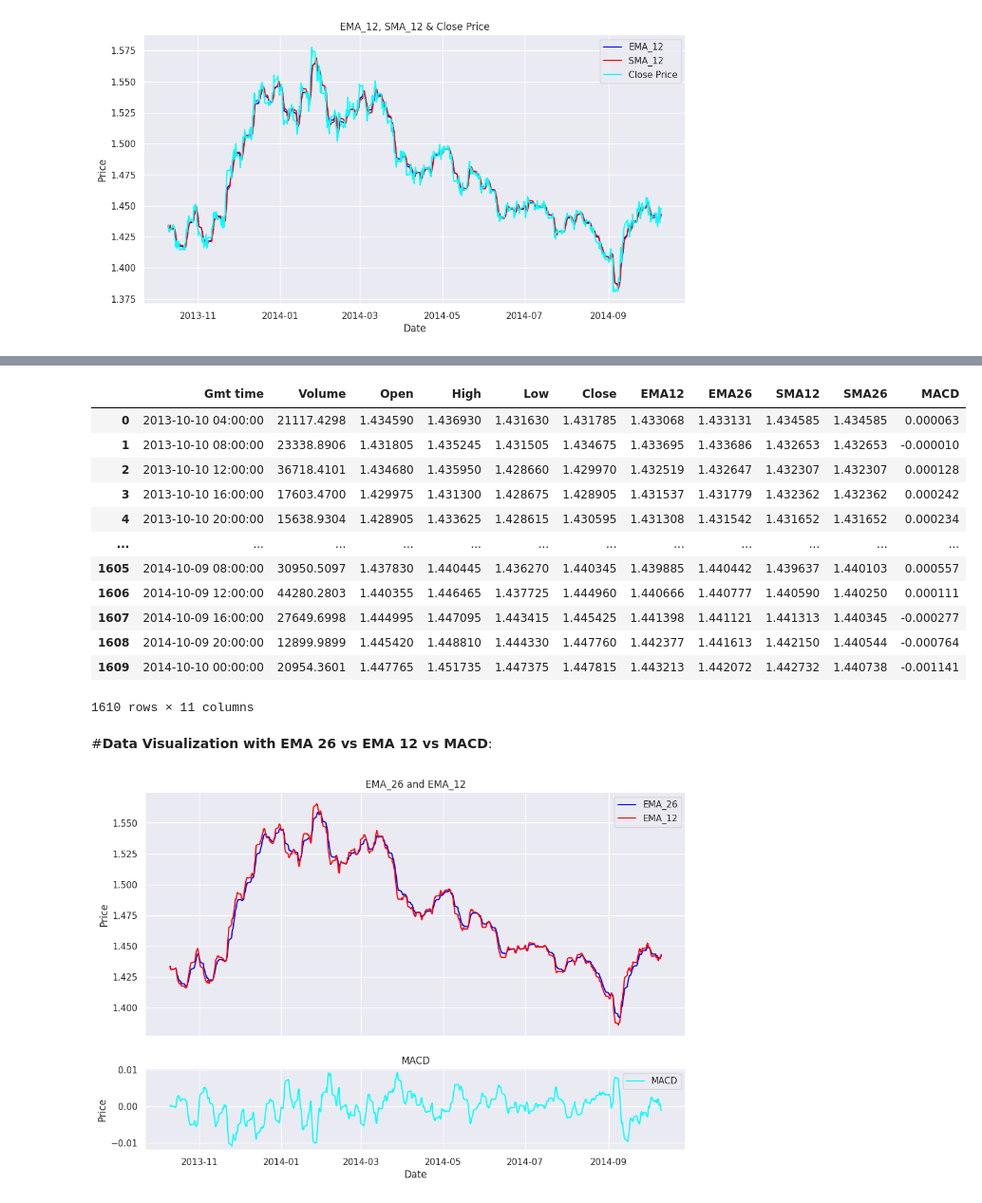
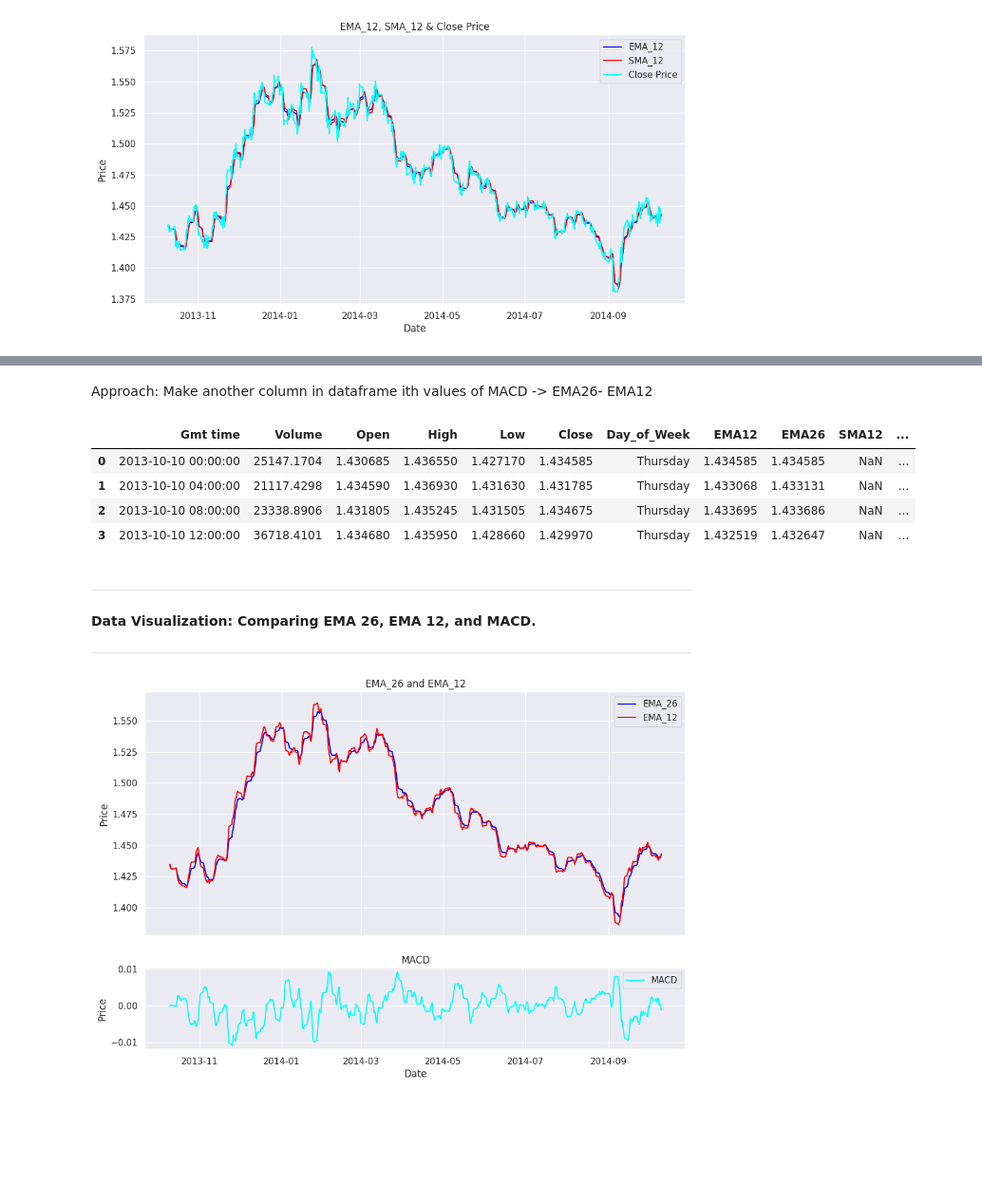
Before and after one commit to r7humagai/DataScienceBootCamp, a Jupyter notebook: Projects/Panda_Project2_StockData.ipynb, the cells around one changed output, grey strips where cells are left out. Shown at 95% size. Cells and saved outputs as stored; diff of their text form; code cells hidden in the pictures; blank space fills up the shorter version.

```diff
--- a/Projects/Panda_Project2_StockData.ipynb
+++ b/Projects/Panda_Project2_StockData.ipynb
@@ -72,0 +121,23 @@ df_final['Gmt time'] = pd.to_datetime(df_final['Gmt time'], format ='%d.%m.%Y %H
+# %%
+import pandas as pd
+
+start_year = 2012     # Since the dataframe contains the data from 2012 to 2020
+end_year = 2020
+
+holidays_without_years = {
+    "New Year's Day": '-01-01',
+    "Memorial Day": '-05-29',
+    "Independence Day": '-07-04',
+    "Labor Day": '-09-04',
+    "Christmas Day": '-12-25'
+}
+
+federal_holidays = []
+
+# Loop through the range of years and add holidays for each year
+for year in range(start_year, end_year + 1):
+    for holiday, date_format in holidays_without_years.items():
+        holiday_date = f'{year}{date_format}'
+        federal_holidays.append(pd.to_datetime(holiday_date))   # list will contain all dates that were federal holidays
+
+print(type(federal_holidays[0]))
@@ -72,0 +148,2 @@ df_final['Gmt time'] = pd.to_datetime(df_final['Gmt time'], format ='%d.%m.%Y %H
+# %%
+df_federal_holidays = df_final[df_final['Gmt time'].isin(federal_holidays)]
@@ -72,0 +162,3 @@ df_final['Gmt time'] = pd.to_datetime(df_final['Gmt time'], format ='%d.%m.%Y %H
+# %%
+indices = df_federal_holidays.index
+df_final = df_final.drop(indices)
@@ -293,3 +335,0 @@ for k in range(0,25):           # Same with SMA_26
-# %%
-# Delete the first row with SMA12 & SMA26
-df = df.drop(0, axis = 0)
@@ -387 +418,3 @@ plt.show()
+# %% [markdown]
+Approach: Make another column in dataframe ith values of MACD -> EMA26- EMA12
 # %%
@@ -394,21 +423,16 @@ df['MACD'] = df['EMA26'] - df['EMA12']
 # %%
-df
+df.head(4)
 # %% [output]
-|  | Gmt time | Volume | Open | High | Low | Close | EMA12 | EMA26 | SMA12 | SMA26 | MACD |
-| 0 | 2013-10-10 04:00:00 | 21117.4298 | 1.434590 | 1.436930 | 1.431630 | 1.431785 | 1.433068 | 1.433131 | 1.434585 | 1.434585 | 0.000063 |
-| 1 | 2013-10-10 08:00:00 | 23338.8906 | 1.431805 | 1.435245 | 1.431505 | 1.434675 | 1.433695 | 1.433686 | 1.432653 | 1.432653 | -0.000010 |
-| 2 | 2013-10-10 12:00:00 | 36718.4101 | 1.434680 | 1.435950 | 1.428660 | 1.429970 | 1.432519 | 1.432647 | 1.432307 | 1.432307 | 0.000128 |
-| 3 | 2013-10-10 16:00:00 | 17603.4700 | 1.429975 | 1.431300 | 1.428675 | 1.428905 | 1.431537 | 1.431779 | 1.432362 | 1.432362 | 0.000242 |
-| 4 | 2013-10-10 20:00:00 | 15638.9304 | 1.428905 | 1.433625 | 1.428615 | 1.430595 | 1.431308 | 1.431542 | 1.431652 | 1.431652 | 0.000234 |
-| ... | ... | ... | ... | ... | ... | ... | ... | ... | ... | ... | ... |
-| 1605 | 2014-10-09 08:00:00 | 30950.5097 | 1.437830 | 1.440445 | 1.436270 | 1.440345 | 1.439885 | 1.440442 | 1.439637 | 1.440103 | 0.000557 |
-| 1606 | 2014-10-09 12:00:00 | 44280.2803 | 1.440355 | 1.446465 | 1.437725 | 1.444960 | 1.440666 | 1.440777 | 1.440590 | 1.440250 | 0.000111 |
-| 1607 | 2014-10-09 16:00:00 | 27649.6998 | 1.444995 | 1.447095 | 1.443415 | 1.445425 | 1.441398 | 1.441121 | 1.441313 | 1.440345 | -0.000277 |
-| 1608 | 2014-10-09 20:00:00 | 12899.9899 | 1.445420 | 1.448810 | 1.444330 | 1.447760 | 1.442377 | 1.441613 | 1.442150 | 1.440544 | -0.000764 |
-| 1609 | 2014-10-10 00:00:00 | 20954.3601 | 1.447765 | 1.451735 | 1.447375 | 1.447815 | 1.443213 | 1.442072 | 1.442732 | 1.440738 | -0.001141 |
+|  | Gmt time | Volume | Open | High | Low | Close | Day_of_Week | EMA12 | EMA26 | SMA12 | ... |
+| 0 | 2013-10-10 00:00:00 | 25147.1704 | 1.430685 | 1.436550 | 1.427170 | 1.434585 | Thursday | 1.434585 | 1.434585 | NaN | ... |
+| 1 | 2013-10-10 04:00:00 | 21117.4298 | 1.434590 | 1.436930 | 1.431630 | 1.431785 | Thursday | 1.433068 | 1.433131 | NaN | ... |
+| 2 | 2013-10-10 08:00:00 | 23338.8906 | 1.431805 | 1.435245 | 1.431505 | 1.434675 | Thursday | 1.433695 | 1.433686 | NaN | ... |
+| 3 | 2013-10-10 12:00:00 | 36718.4101 | 1.434680 | 1.435950 | 1.428660 | 1.429970 | Thursday | 1.432519 | 1.432647 | NaN | ... |
-1610 rows × 11 columns
 # %% [markdown]
-#**Data Visualization with EMA 26 vs EMA 12 vs MACD**:
+----
+**Data Visualization: Comparing EMA 26, EMA 12, and MACD.**
+
+----
 # %%
 fig, (ax1, ax2) = plt.subplots(2, 1, figsize=(12, 8), sharex=True, gridspec_kw = {'height_ratios': [3,1]})
 
```
Also changed, not shown: parts of 119 cells of this notebook.
